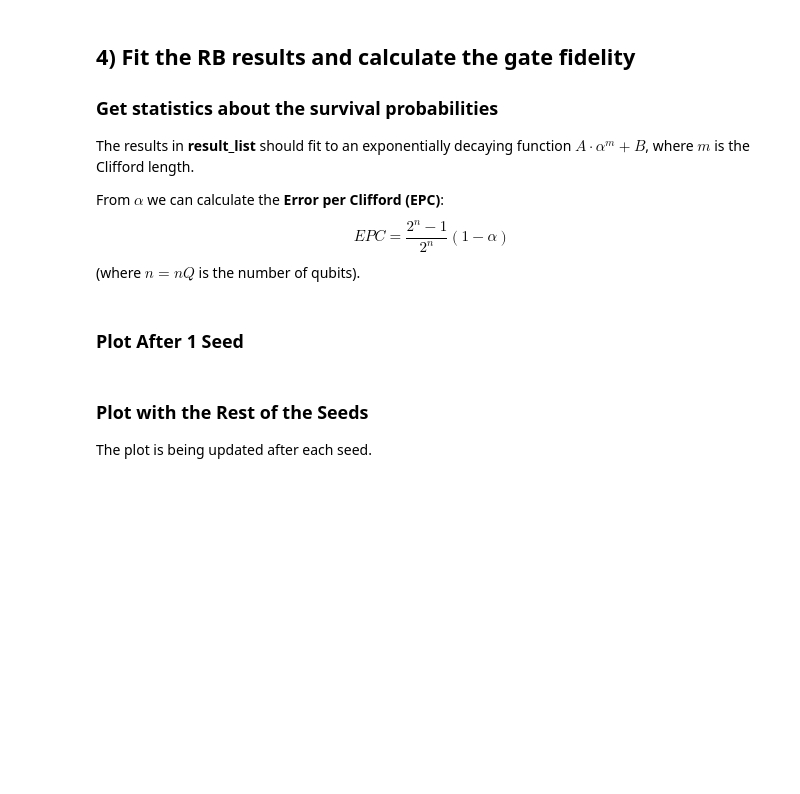
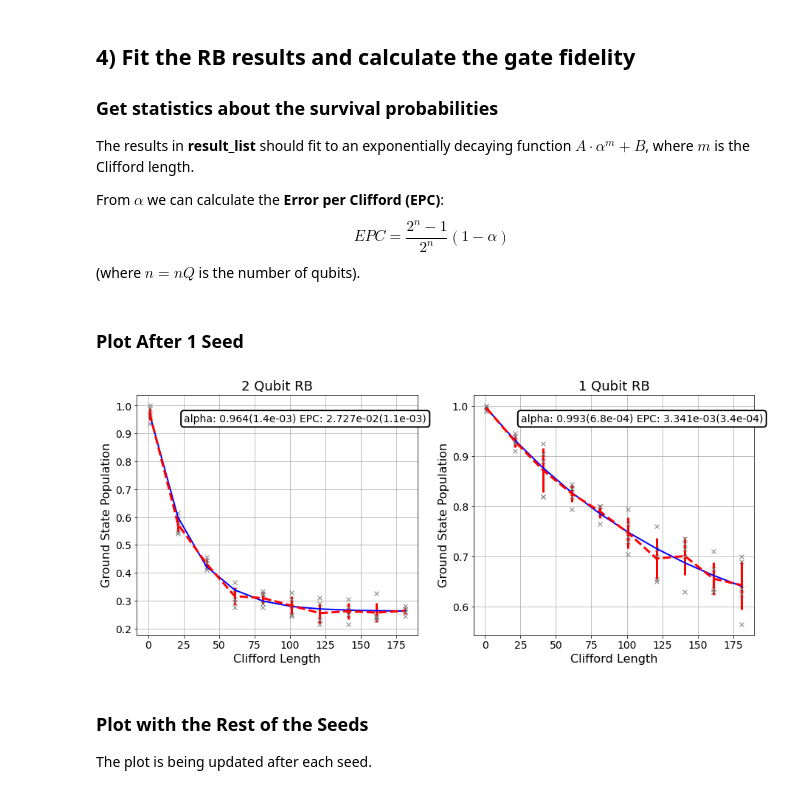
Before and after one commit to qiskit-community/qiskit-ignis, a Jupyter notebook: qiskit/ignis/verification/randomized_benchmarking/experiments/randomized_benchmarking.ipynb, the cells around one changed output. Saved outputs shown, nothing was run; the diff lists cells and outputs as text; code cells hidden in the pictures; blank space fills up the shorter version.

Commit message:
Added RBResult object which can create plots

```diff
--- a/qiskit/ignis/verification/randomized_benchmarking/experiments/randomized_benchmarking.ipynb
+++ b/qiskit/ignis/verification/randomized_benchmarking/experiments/randomized_benchmarking.ipynb
@@ -113,7 +112,7 @@ We define a noise model for the simulator. To simulate decay, we add depolarizin
 noise_model = NoiseModel()
 p1Q = 0.002
 p2Q = 0.01
-noise_model.add_all_qubit_quantum_error(depolarizing_error(p1Q, 1), 'u2')
-noise_model.add_all_qubit_quantum_error(depolarizing_error(2*p1Q, 1), 'u3')
+noise_model.add_all_qubit_quantum_error(depolarizing_error(p1Q, 1), ['x', 'y', 'z'])
+noise_model.add_all_qubit_quantum_error(depolarizing_error(2*p1Q, 1), ['h', 's'])
 noise_model.add_all_qubit_quantum_error(depolarizing_error(p2Q, 2), 'cx')
 # %% [markdown]
@@ -140,0 +122,7 @@ NameError: name 'rb_circs' is not defined
+# %%
+backend = qiskit.Aer.get_backend('qasm_simulator')
+shots = 200
+
+rb_result_02 = exp02.run(backend, noise_model=noise_model, shots=shots)
+rb_result_1 = exp1.run(backend, noise_model=noise_model, shots=shots)
+results = [rb_result_02, rb_result_1]
@@ -156,17 +153,19 @@ rbfit = rb.fitters.RBFitter(result_list[0], xdata, rb_opts['rb_pattern'])
 # %%
 plt.figure(figsize=(15, 6))
 
 for i in range(2):
     ax = plt.subplot(1, 2, i+1)
     pattern_ind = i
 
     # Plot the essence by calling plot_rb_data
-    rbfit.plot_rb_data(pattern_ind, ax=ax, add_label=True, show_plt=False)
+    results[i].plot(pattern_ind, ax=ax, add_label=True, show_plt=False)
 
     # Add title and label
-    ax.set_title('%d Qubit RB'%(len(rb_opts['rb_pattern'][i])), fontsize=18)
+    ax.set_title('%d Qubit RB'%(results[i].num_qubits()), fontsize=18)
 
 plt.show()
+# %% [output]
+[figure, added]
 # %% [markdown]
 ### Plot with the Rest of the Seeds
 The plot is being updated after each seed.
```
Also changed, not shown: parts of 7 cells of this notebook, 1 other file.
